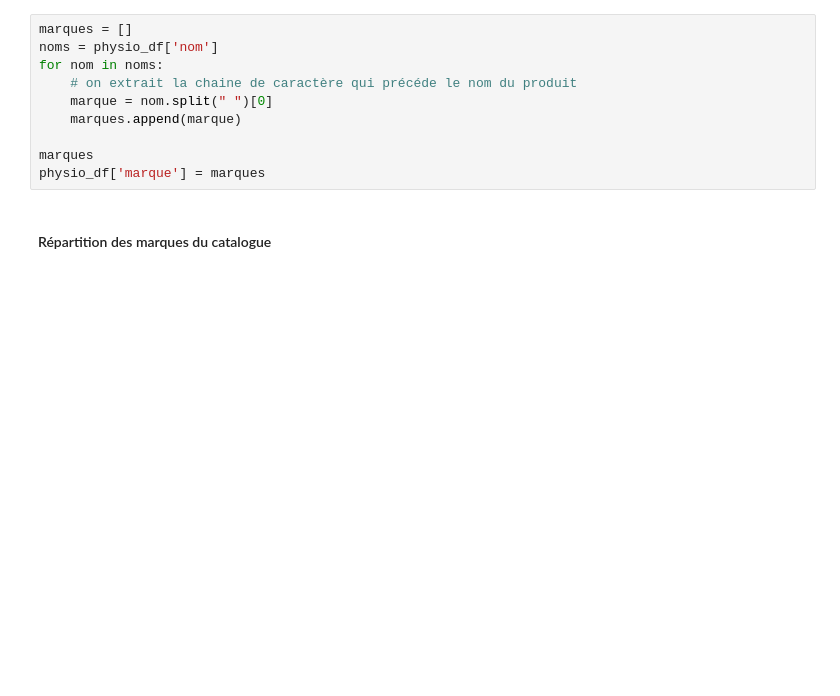
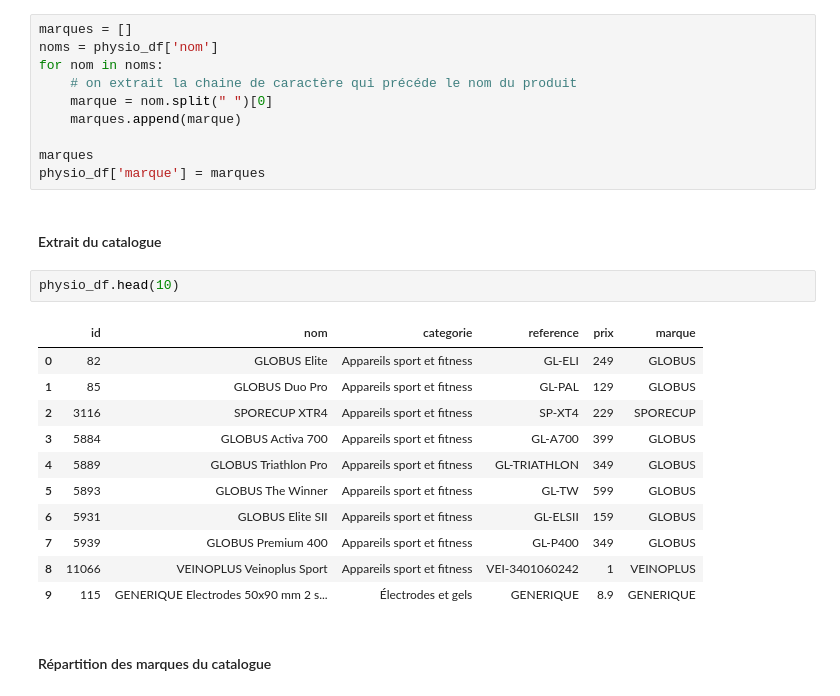
Before and after one commit to edooby/benchmark, a Jupyter notebook: Benchmark.ipynb, the cells around one changed output. Saved outputs shown, nothing was run; the diff lists cells and outputs as text; blank space fills up the shorter version.

```diff
--- a/Benchmark.ipynb
+++ b/Benchmark.ipynb
@@ -91,6 +102,22 @@ for nom in noms:
 
 marques
 physio_df['marque'] = marques
+# %% [markdown]
+#### Extrait du catalogue
+# %%
+physio_df.head(10)
+# %% [output]
+|  | id | nom | categorie | reference | prix | marque |
+| 0 | 82 | GLOBUS Elite | Appareils sport et fitness | GL-ELI | 249 | GLOBUS |
+| 1 | 85 | GLOBUS Duo Pro | Appareils sport et fitness | GL-PAL | 129 | GLOBUS |
+| 2 | 3116 | SPORECUP XTR4 | Appareils sport et fitness | SP-XT4 | 229 | SPORECUP |
+| 3 | 5884 | GLOBUS Activa 700 | Appareils sport et fitness | GL-A700 | 399 | GLOBUS |
+| 4 | 5889 | GLOBUS Triathlon Pro | Appareils sport et fitness | GL-TRIATHLON | 349 | GLOBUS |
+| 5 | 5893 | GLOBUS The Winner | Appareils sport et fitness | GL-TW | 599 | GLOBUS |
+| 6 | 5931 | GLOBUS Elite SII | Appareils sport et fitness | GL-ELSII | 159 | GLOBUS |
+| 7 | 5939 | GLOBUS Premium 400 | Appareils sport et fitness | GL-P400 | 349 | GLOBUS |
+| 8 | 11066 | VEINOPLUS Veinoplus Sport | Appareils sport et fitness | VEI-3401060242 | 1 | VEINOPLUS |
+| 9 | 115 | GENERIQUE Electrodes 50x90 mm 2 s... | Électrodes et gels | GENERIQUE | 8.9 | GENERIQUE |
 # %% [markdown]
 #### Répartition des marques du catalogue
 # %%
```
Also changed, not shown: parts of 9 cells of this notebook, 4 other files.
